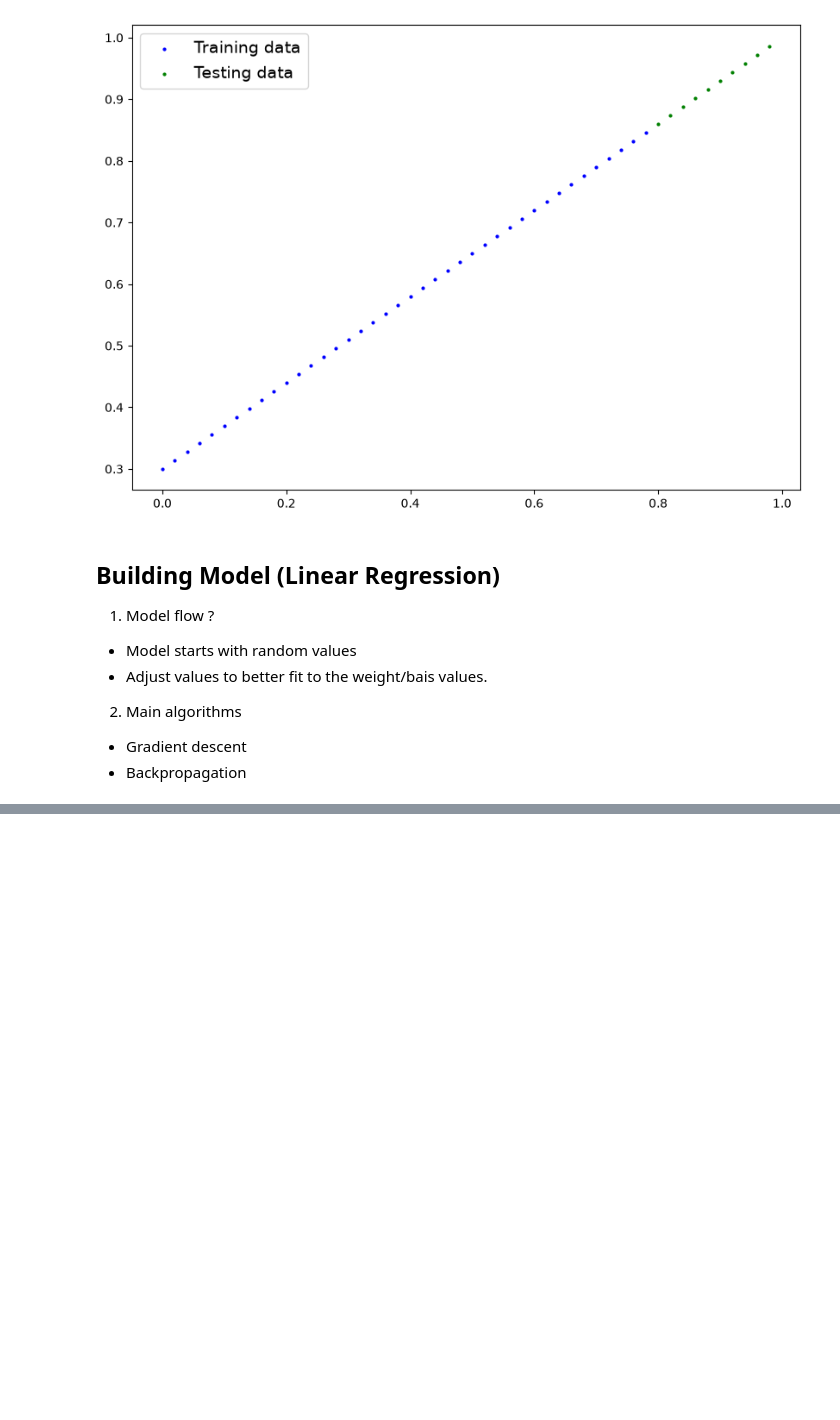
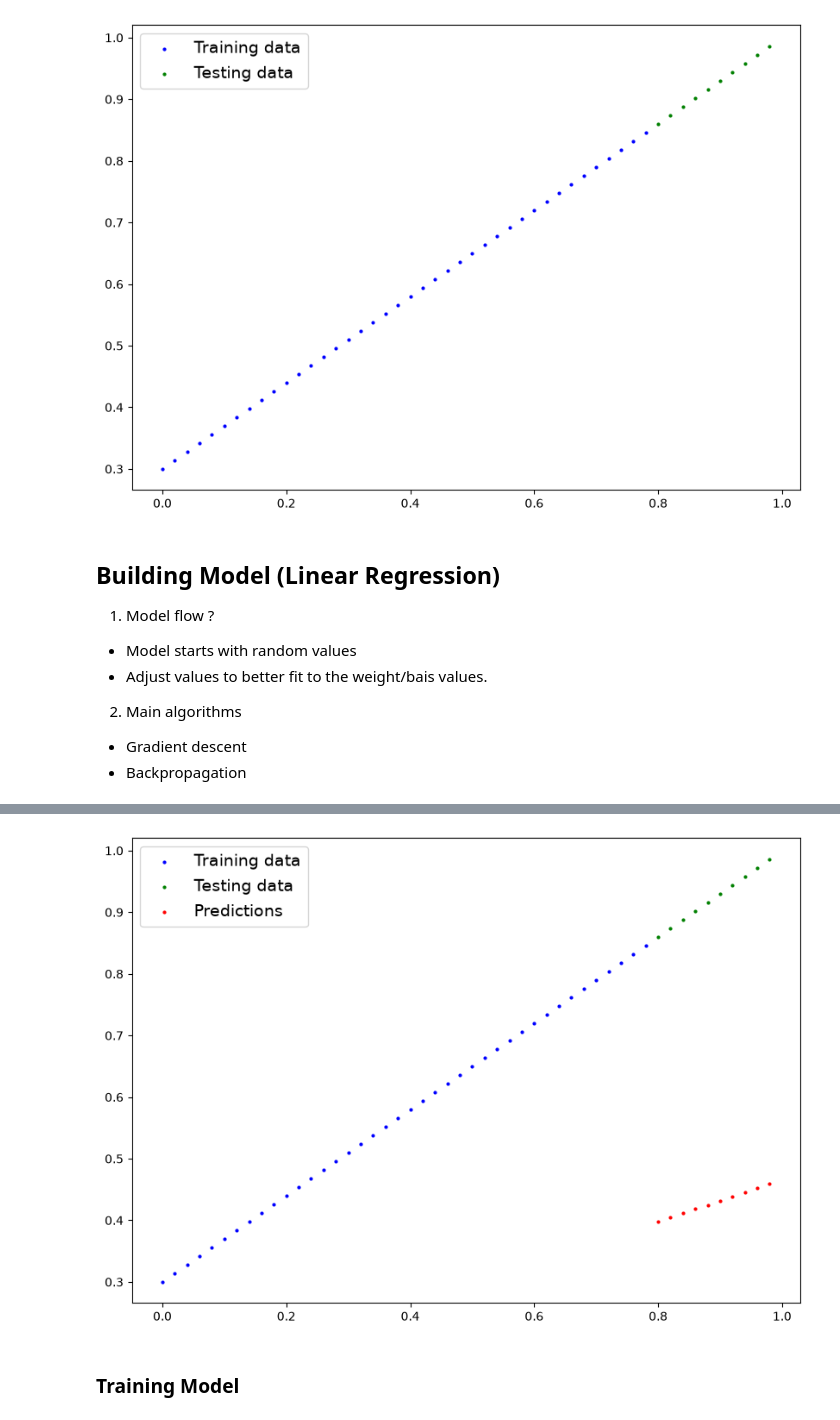
Before and after one commit to LovepreetSinghGhuman/PyTorch_Mastery, a Jupyter notebook: 01_PyTorch_WorkFlow.ipynb, the cells around one changed output, grey strips where cells are left out. Saved outputs shown, nothing was run; the diff lists cells and outputs as text; code cells hidden in the pictures; blank space fills up the shorter version.

Commit message:
Model made + training done. Eval left

```diff
--- a/01_PyTorch_WorkFlow.ipynb
+++ b/01_PyTorch_WorkFlow.ipynb
@@ -145,0 +148,7 @@ class LinearRegressionModel(nn.Module): # nn.Module is the base class for all ne
+# %%
+# Random seed
+torch.manual_seed(42)
+
+model_0 = LinearRegressionModel()
+
+list(model_0.parameters())
@@ -145,0 +168,5 @@ class LinearRegressionModel(nn.Module): # nn.Module is the base class for all ne
+# %%
+with torch.inference_mode(): # Faster than torch.no_grad() and more explicit about the intent to run inference.
+    y_preds = model_0(X_test)
+
+y_preds
@@ -145,0 +184,6 @@ class LinearRegressionModel(nn.Module): # nn.Module is the base class for all ne
+# %%
+plot_predictions(X_train, y_train, X_test, y_test, y_preds)
+# %% [output]
+[figure, added]
+# %% [markdown]
+### Training Model
```
Also changed, not shown: parts of 11 cells of this notebook.
